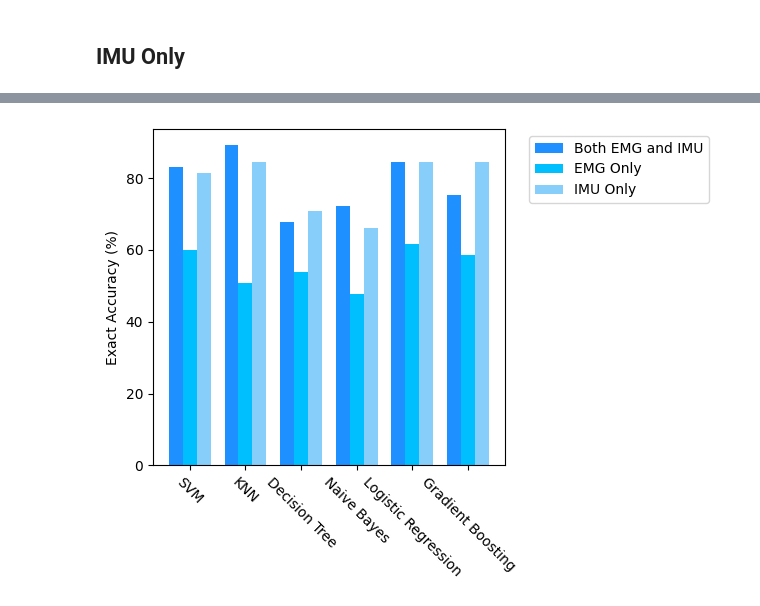
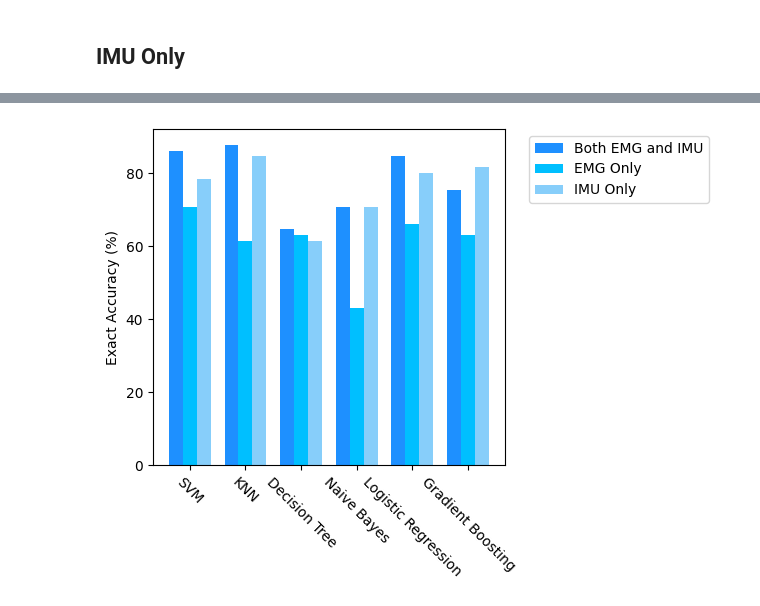
Before and after one commit to chloeewangg/emg_processing, a Jupyter notebook: notebooks/separate sensors only.ipynb, the cells around one changed output, grey strips where cells are left out. Cells and saved outputs as stored; diff of their text form; code cells hidden in the pictures.

```diff
--- a/notebooks/separate sensors only.ipynb
+++ b/notebooks/separate sensors only.ipynb
@@ -87,7 +101,7 @@ for class_name in os.listdir(data_path):
         sample_df['volume'] = volume
         sample_df_grouped = sample_df.groupby(['substance', 'volume'])
 
-        features_df = sample_df_grouped.agg(['max', mav, rms, wavelength, zcr, var, abs_diffs_signal, mean_freq, median_freq, peak_freq])
+        features_df = sample_df_grouped.agg(['max', mav, rms, wavelength, zcr, var, abs_diffs_signal, mean_freq, median_freq, peak_freq, shannon_entropy, iemg])
         df = pd.concat([df, features_df])
 
 df.reset_index(inplace=True)
@@ -209,22 +220,26 @@ def train_and_plot_multioutput_model(model, model_name, accuracies, cm=True):
 # %%
 from sklearn.multioutput import MultiOutputClassifier
 
+# accuracies
+models = []
+both_accuracies = [] # predicts both labels right
+
 model = MultiOutputClassifier(svm_model)
-train_and_plot_multioutput_model(model, 'SVM', emg_accuracies, cm=False)
+train_and_plot_multioutput_model(model, 'SVM', both_accuracies, cm=False)
 
 model = MultiOutputClassifier(knn_model)
-train_and_plot_multioutput_model(model, 'KNN', emg_accuracies, cm=False)
+train_and_plot_multioutput_model(model, 'KNN', both_accuracies, cm=False)
 
 model = MultiOutputClassifier(dt_model)
-train_and_plot_multioutput_model(model, 'Decision Tree', emg_accuracies, cm=False)
+train_and_plot_multioutput_model(model, 'Decision Tree', both_accuracies, cm=False)
 
 model = MultiOutputClassifier(nb_model)
-train_and_plot_multioutput_model(model, 'Naive Bayes', emg_accuracies, cm=False)
+train_and_plot_multioutput_model(model, 'Naive Bayes', both_accuracies, cm=False)
 
 model = MultiOutputClassifier(regression_model)
-train_and_plot_multioutput_model(model, 'Logistic Regression', emg_accuracies, cm=False)
+train_and_plot_multioutput_model(model, 'Logistic Regression', both_accuracies, cm=False)
 
 model = MultiOutputClassifier(gb_model)
-train_and_plot_multioutput_model(model, 'Gradient Boosting', emg_accuracies, cm=False)
+train_and_plot_multioutput_model(model, 'Gradient Boosting', both_accuracies, cm=False)
 # %% [output]
 SVM
@@ -246,0 +291,21 @@ Per-Label Accuracies: [0.75384615 0.75384615]
+# %%
+models = []
+emg_accuracies = []
+
+model = MultiOutputClassifier(svm_model)
+train_and_plot_multioutput_model(model, 'SVM', emg_accuracies, cm=False)
+
+model = MultiOutputClassifier(knn_model)
+train_and_plot_multioutput_model(model, 'KNN', emg_accuracies, cm=False)
+
+model = MultiOutputClassifier(dt_model)
+train_and_plot_multioutput_model(model, 'Decision Tree', emg_accuracies, cm=False)
+
+model = MultiOutputClassifier(nb_model)
+train_and_plot_multioutput_model(model, 'Naive Bayes', emg_accuracies, cm=False)
+
+model = MultiOutputClassifier(regression_model)
+train_and_plot_multioutput_model(model, 'Logistic Regression', emg_accuracies, cm=False)
+
+model = MultiOutputClassifier(gb_model)
+train_and_plot_multioutput_model(model, 'Gradient Boosting', emg_accuracies, cm=False)
@@ -328,20 +410,17 @@ plt.show()
 # %%
-both_accuracies_df = pd.read_csv('multioutput_bandpass_accuracies.csv', header=None)
-both_accuracies = both_accuracies_df.iloc[0].tolist()
-
 x = np.arange(len(models))  # [0, 1, 2]
 width = 0.25  # width of each bar
 
 # Plot bars side by side
 plt.bar(x - width, both_accuracies, width, label='Both EMG and IMU', color='dodgerblue')
 plt.bar(x, emg_accuracies, width, label='EMG Only', color='deepskyblue')
 plt.bar(x + width, imu_accuracies, width, label='IMU Only', color='lightskyblue')
 
 # Add labels
 plt.xticks(x, models, rotation=-45)
 plt.ylabel('Exact Accuracy (%)')
 plt.legend(loc='upper left', bbox_to_anchor=(1.05, 1))
 plt.tight_layout()
 plt.show()
 # %% [output]
-[figure, old version]
+[figure, new version]
```
Also changed, not shown: parts of 17 cells of this notebook, 6 other files.
